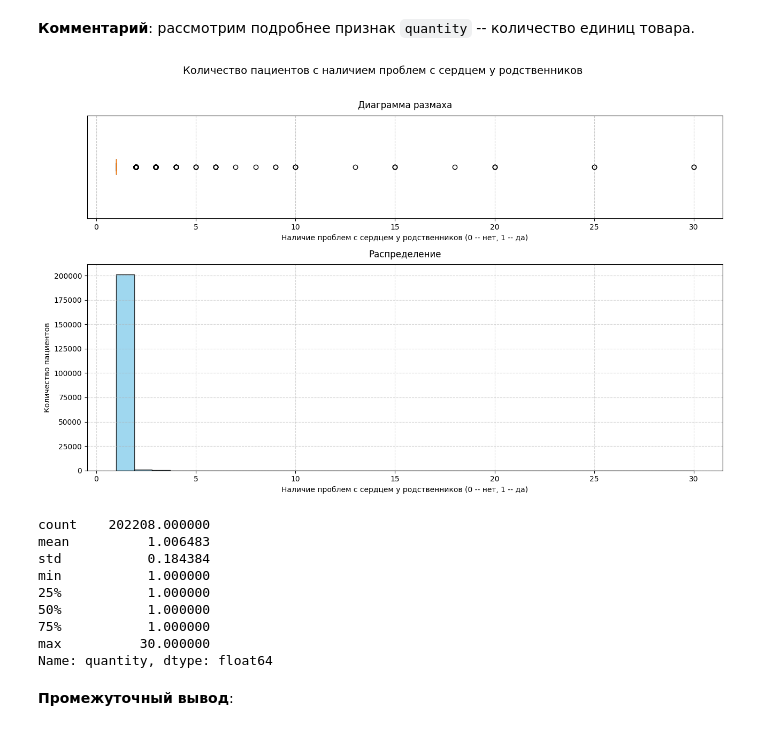
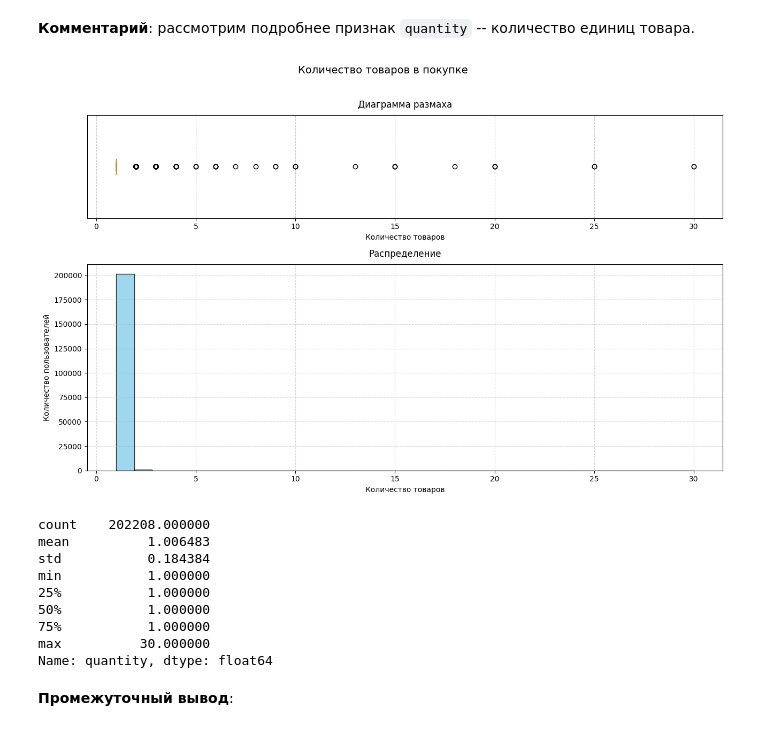
Before and after one commit to Torward1024/MarketplaceML, a Jupyter notebook: notebook.ipynb, the cells around one changed output. Saved outputs shown, nothing was run; the diff lists cells and outputs as text; code cells hidden in the pictures.

```diff
--- a/notebook.ipynb
+++ b/notebook.ipynb
@@ -1749,15 +1750,15 @@ app_purchases['client_id'].nunique()
 # %%
 # выведем график распределения
 plot_data_analysis(app_purchases['quantity'],
-                   title = 'Количество пациентов с наличием проблем с сердцем у родственников',
-                   x_label = 'Наличие проблем с сердцем у родственников (0 -- нет, 1 -- да)',
-                   y_label = 'Количество пациентов',
+                   title = 'Количество товаров в покупке',
+                   x_label = 'Количество товаров',
+                   y_label = 'Количество пользователей',
                    plot_box = True,
                    discrete = False,
                    bins=32
                    )
 # %% [output]
-[figure, old version]
+[figure, new version]
 count    202208.000000
 mean          1.006483
 std           0.184384
```
Also changed, not shown: parts of 24 cells of this notebook.
